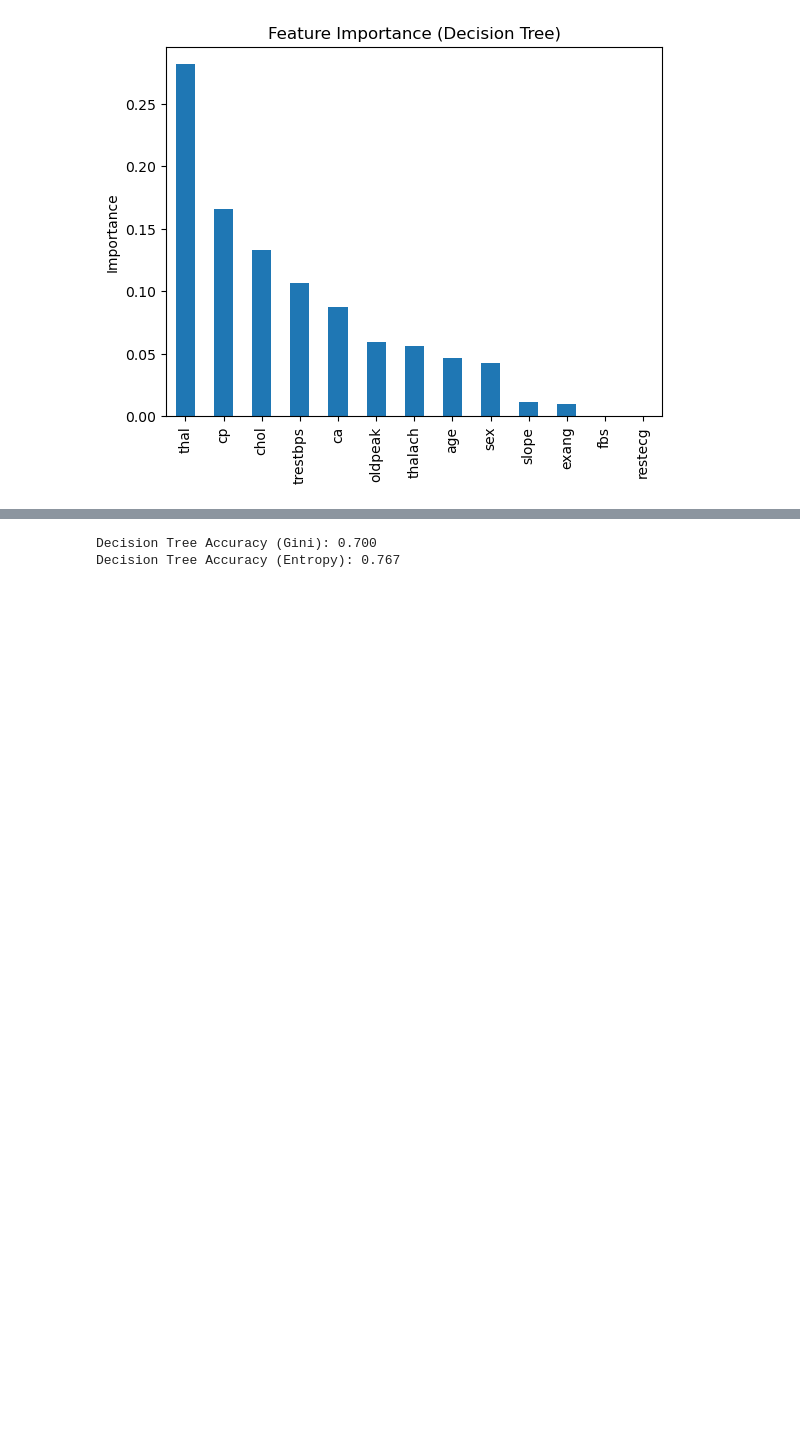
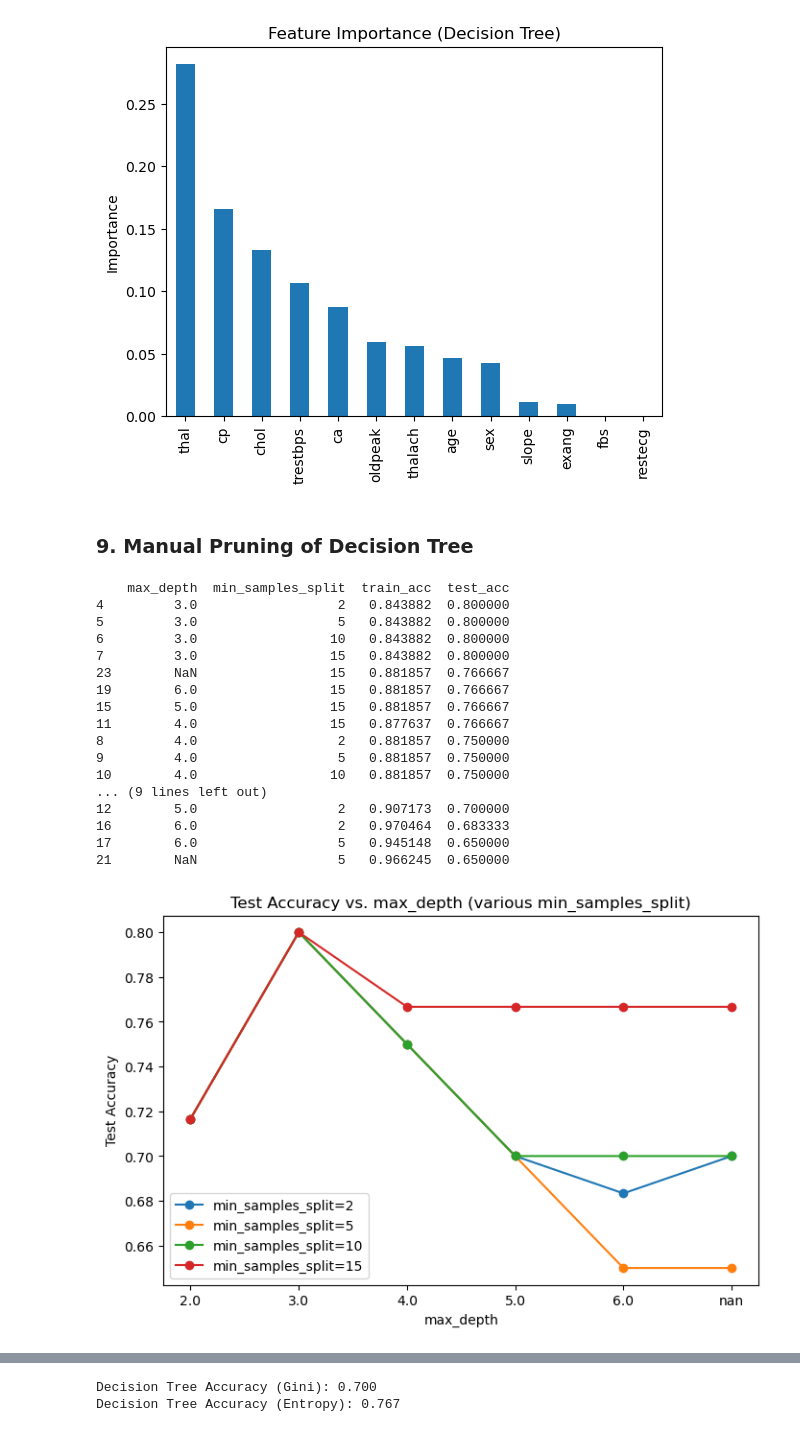
Before and after one commit to virakden/decision-tree-ranfor, a Jupyter notebook: decision-tree_random-forest.ipynb, the cells around one changed output, grey strips where cells are left out. Cells and saved outputs as stored; diff of their text form; code cells hidden in the pictures; blank space fills up the shorter version.

Commit message:
version 2: update pruning/tuning and summary table

```diff
--- a/decision-tree_random-forest.ipynb
+++ b/decision-tree_random-forest.ipynb
@@ -154,3 +154,69 @@ plt.ylabel("Importance")
 plt.show()
 # %% [output]
 [figure]
+# %% [markdown]
+### 9. Manual Pruning of Decision Tree
+# %%
+# Manually compare performance for different max_depth values
+depths = [2, 3, 4, 5, 6, None]
+min_samples = [2, 5, 10, 15]
+
+results = []
+
+for d in depths:
+    for min_s in min_samples:
+        dt_temp = DecisionTreeClassifier(
+            max_depth=d, min_samples_split=min_s, random_state=42
+        )
+        dt_temp.fit(X_train, y_train)
+        train_acc = dt_temp.score(X_train, y_train)
+        test_acc = dt_temp.score(X_test, y_test)
+        results.append(
+            {
+                "max_depth": d,
+                "min_samples_split": min_s,
+                "train_acc": train_acc,
+                "test_acc": test_acc,
+            }
+        )
+
+# Convert results to DataFrame for easy viewing
+df_results = pd.DataFrame(results)
+print(df_results.sort_values(by="test_acc", ascending=False))
+
+# Plot how test accuracy changes with depth
+import matplotlib.pyplot as plt
+
+plt.figure(figsize=(8, 5))
+for min_s in min_samples:
+    subset = df_results[df_results["min_samples_split"] == min_s]
+    plt.plot(
+        subset["max_depth"].astype(str),
+        subset["test_acc"],
+        marker="o",
+        label=f"min_samples_split={min_s}",
+    )
+plt.xlabel("max_depth")
+plt.ylabel("Test Accuracy")
+plt.title("Test Accuracy vs. max_depth (various min_samples_split)")
+plt.legend()
+plt.show()
+# %% [output]
+    max_depth  min_samples_split  train_acc  test_acc
+4         3.0                  2   0.843882  0.800000
+5         3.0                  5   0.843882  0.800000
+6         3.0                 10   0.843882  0.800000
+7         3.0                 15   0.843882  0.800000
+23        NaN                 15   0.881857  0.766667
+19        6.0                 15   0.881857  0.766667
+15        5.0                 15   0.881857  0.766667
+11        4.0                 15   0.877637  0.766667
+8         4.0                  2   0.881857  0.750000
+9         4.0                  5   0.881857  0.750000
+10        4.0                 10   0.881857  0.750000
+... (9 lines left out)
+12        5.0                  2   0.907173  0.700000
+16        6.0                  2   0.970464  0.683333
+17        6.0                  5   0.945148  0.650000
+21        NaN                  5   0.966245  0.650000
+[figure, added]
```
Also changed, not shown: parts of 10 cells of this notebook.
